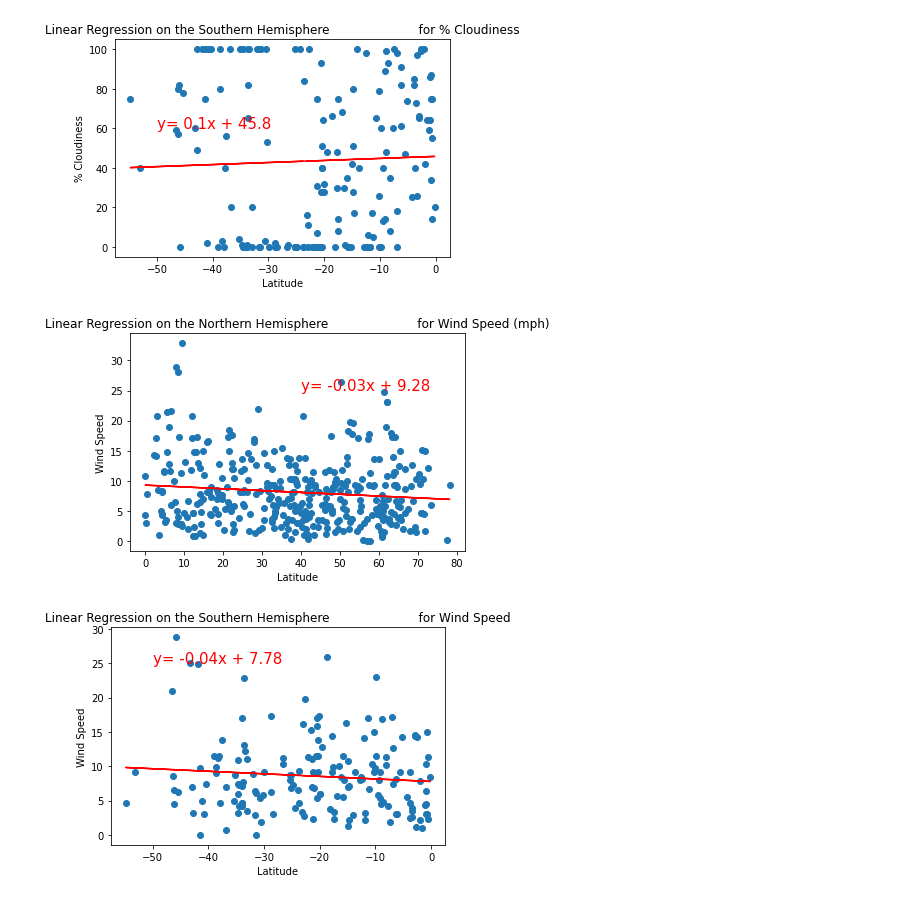
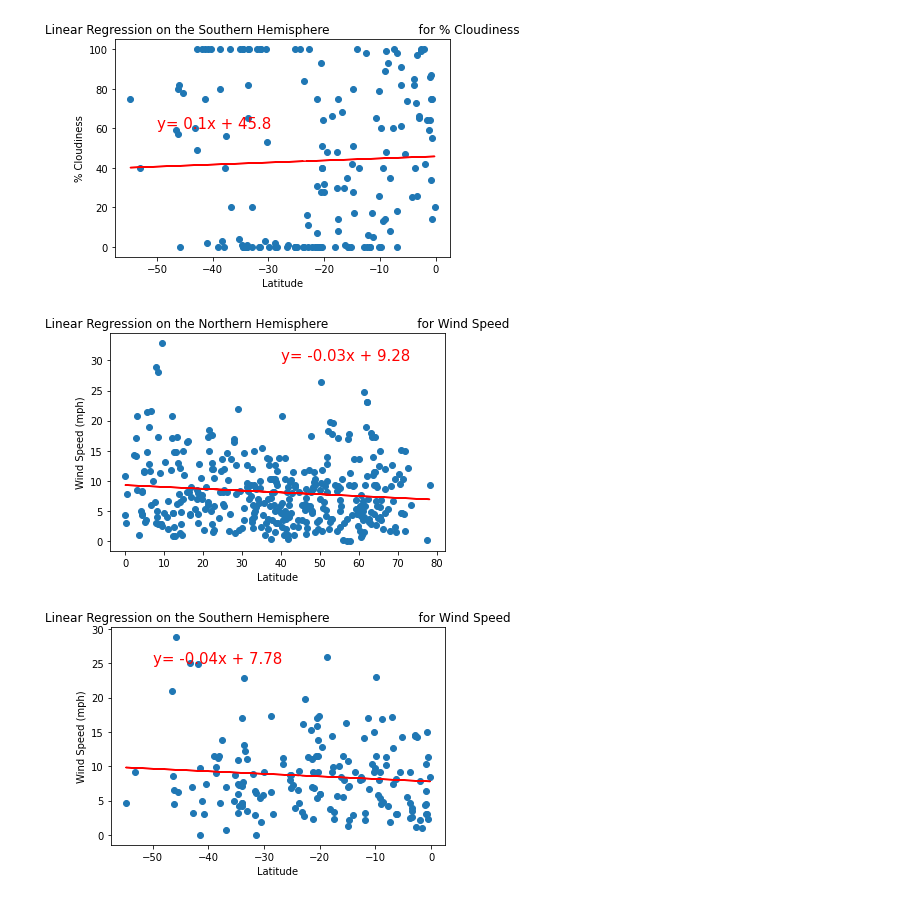
Before and after one commit to jodelunas/World_Weather_Analysis, a Jupyter notebook: WeatherPy.ipynb, the cells around one changed output. Cells and saved outputs as stored; diff of their text form; code cells hidden in the pictures.

```diff
--- a/WeatherPy.ipynb
+++ b/WeatherPy.ipynb
@@ -375,13 +375,13 @@ plot_linear_regression(x_values, y_values,
 # %%
 # Linear regression on the Northern Hemisphere
 x_values = northern_hemi_df["Lat"]
 y_values = northern_hemi_df["Wind Speed"]
 # Call the function.
 plot_linear_regression(x_values, y_values,
                       'Linear Regression on the Northern Hemisphere \
-                      for Wind Speed (mph)', 'Wind Speed',(40,25))
+                      for Wind Speed', 'Wind Speed (mph)',(40,30))
 # %% [output]
-[figure, old version]
+[figure, new version]
 # %%
 # Linear regression on the Southern Hemisphere
 x_values = southern_hemi_df["Lat"]
@@ -389,6 +389,6 @@ y_values = southern_hemi_df["Wind Speed"]
 # Call the function.
 plot_linear_regression(x_values, y_values,
                       'Linear Regression on the Southern Hemisphere \
-                      for Wind Speed', 'Wind Speed',(-50,25))
+                      for Wind Speed', 'Wind Speed (mph)',(-50,25))
 # %% [output]
-[figure, old version]
+[figure, new version]
```
Also changed, not shown: 3 other files.
